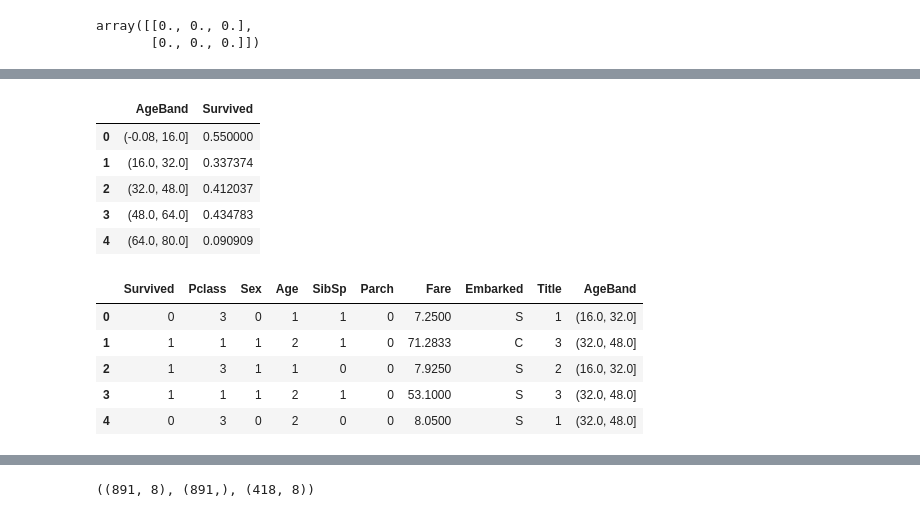
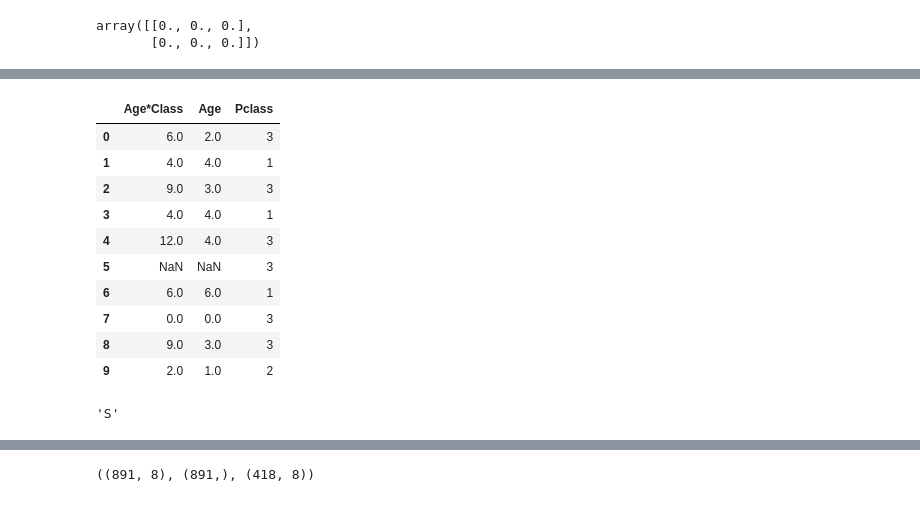
Before and after one commit to adityaASU/DM-hw, a Jupyter notebook: hw1_improved.ipynb, the cells around one changed output, grey strips where cells are left out. Drawn from its saved outputs; the diff is of its cells as text; code cells hidden in the pictures.

```diff
--- a/hw1_improved.ipynb
+++ b/hw1_improved.ipynb
@@ -19,8 +19,8 @@ from sklearn.linear_model import Perceptron
 from sklearn.linear_model import SGDClassifier
 from sklearn.tree import DecisionTreeClassifier
 # %%
-train_df = pd.read_csv('titanic/train.csv')
-test_df = pd.read_csv('titanic/test.csv')
+train_df = pd.read_csv('../titanic/train.csv')
+test_df = pd.read_csv('../titanic/test.csv')
 combine = [train_df, test_df]
 # %%
 print(train_df.columns.values)
@@ -268,27 +268,18 @@ guess_ages
 array([[0., 0., 0.],
        [0., 0., 0.]])
 # %%
+train_df['AgeBand'] = pd.cut(train_df['Age'], 10)  # Increased to 10 bins
+train_df[['AgeBand', 'Survived']].groupby(['AgeBand'], as_index=False).mean().sort_values(by='AgeBand', ascending=True)
+
 for dataset in combine:
-    for i in range(0, 2):
-        for j in range(0, 3):
-            guess_df = dataset[(dataset['Sex'] == i) & \
-                                  (dataset['Pclass'] == j+1)]['Age'].dropna()
-
-            # age_mean = guess_df.mean()
-            # age_std = guess_df.std()
-            # age_guess = rnd.uniform(age_mean - age_std, age_mean + age_std)
-
-            age_guess = guess_df.median()
-
-            # Convert random age float to nearest .5 age
-            guess_ages[i,j] = int( age_guess/0.5 + 0.5 ) * 0.5
-
-    for i in range(0, 2):
-        for j in range(0, 3):
-            dataset.loc[ (dataset.Age.isnull()) & (dataset.Sex == i) & (dataset.Pclass == j+1),\
-                    'Age'] = guess_ages[i,j]
-
-    dataset['Age'] = dataset['Age'].astype(int)
-
+    dataset.loc[ dataset['Age'] <= 8, 'Age'] = 0
+    dataset.loc[(dataset['Age'] > 8) & (dataset['Age'] <= 16), 'Age'] = 1
+    dataset.loc[(dataset['Age'] > 16) & (dataset['Age'] <= 24), 'Age'] = 2
+    dataset.loc[(dataset['Age'] > 24) & (dataset['Age'] <= 32), 'Age'] = 3
+    dataset.loc[(dataset['Age'] > 32) & (dataset['Age'] <= 40), 'Age'] = 4
+    dataset.loc[(dataset['Age'] > 40) & (dataset['Age'] <= 48), 'Age'] = 5
+    dataset.loc[(dataset['Age'] > 48) & (dataset['Age'] <= 56), 'Age'] = 6
+    dataset.loc[(dataset['Age'] > 56) & (dataset['Age'] <= 64), 'Age'] = 7
+    dataset.loc[ dataset['Age'] > 64, 'Age'] = 8
 train_df.head()
 # %% [output]
@@ -301,26 +342,23 @@ train_df.head()
 # %%
-train_df['AgeBand'] = pd.cut(train_df['Age'], 5)
-train_df[['AgeBand', 'Survived']].groupby(['AgeBand'], as_index=False).mean().sort_values(by='AgeBand', ascending=True)
+for dataset in combine:
+    dataset['Age*Class'] = dataset.Age * dataset.Pclass
+
+train_df.loc[:, ['Age*Class', 'Age', 'Pclass']].head(10)
 # %% [output]
-|  | AgeBand | Survived |
-| 0 | (-0.08, 16.0] | 0.550000 |
-| 1 | (16.0, 32.0] | 0.337374 |
-| 2 | (32.0, 48.0] | 0.412037 |
-| 3 | (48.0, 64.0] | 0.434783 |
-| 4 | (64.0, 80.0] | 0.090909 |
+|  | Age*Class | Age | Pclass |
+| 0 | 6.0 | 2.0 | 3 |
+| 1 | 4.0 | 4.0 | 1 |
+| 2 | 9.0 | 3.0 | 3 |
+| 3 | 4.0 | 4.0 | 1 |
+| 4 | 12.0 | 4.0 | 3 |
+| 5 | NaN | NaN | 3 |
+| 6 | 6.0 | 6.0 | 1 |
+| 7 | 0.0 | 0.0 | 3 |
+| 8 | 9.0 | 3.0 | 3 |
+| 9 | 2.0 | 1.0 | 2 |
 # %%
-for dataset in combine:
-    dataset.loc[ dataset['Age'] <= 16, 'Age'] = 0
-    dataset.loc[(dataset['Age'] > 16) & (dataset['Age'] <= 32), 'Age'] = 1
-    dataset.loc[(dataset['Age'] > 32) & (dataset['Age'] <= 48), 'Age'] = 2
-    dataset.loc[(dataset['Age'] > 48) & (dataset['Age'] <= 64), 'Age'] = 3
-    dataset.loc[ dataset['Age'] > 64, 'Age']
-train_df.head()
+freq_port = train_df.Embarked.dropna().mode()[0]
+freq_port
 # %% [output]
-|  | Survived | Pclass | Sex | Age | SibSp | Parch | Fare | Embarked | Title | AgeBand |
-| 0 | 0 | 3 | 0 | 1 | 1 | 0 | 7.2500 | S | 1 | (16.0, 32.0] |
-| 1 | 1 | 1 | 1 | 2 | 1 | 0 | 71.2833 | C | 3 | (32.0, 48.0] |
-| 2 | 1 | 3 | 1 | 1 | 0 | 0 | 7.9250 | S | 2 | (16.0, 32.0] |
-| 3 | 1 | 1 | 1 | 2 | 1 | 0 | 53.1000 | S | 3 | (32.0, 48.0] |
-| 4 | 0 | 3 | 0 | 2 | 0 | 0 | 8.0500 | S | 1 | (32.0, 48.0] |
+'S'
 # %%
```
Also changed, not shown: parts of 29 cells of this notebook, 1 other file.
